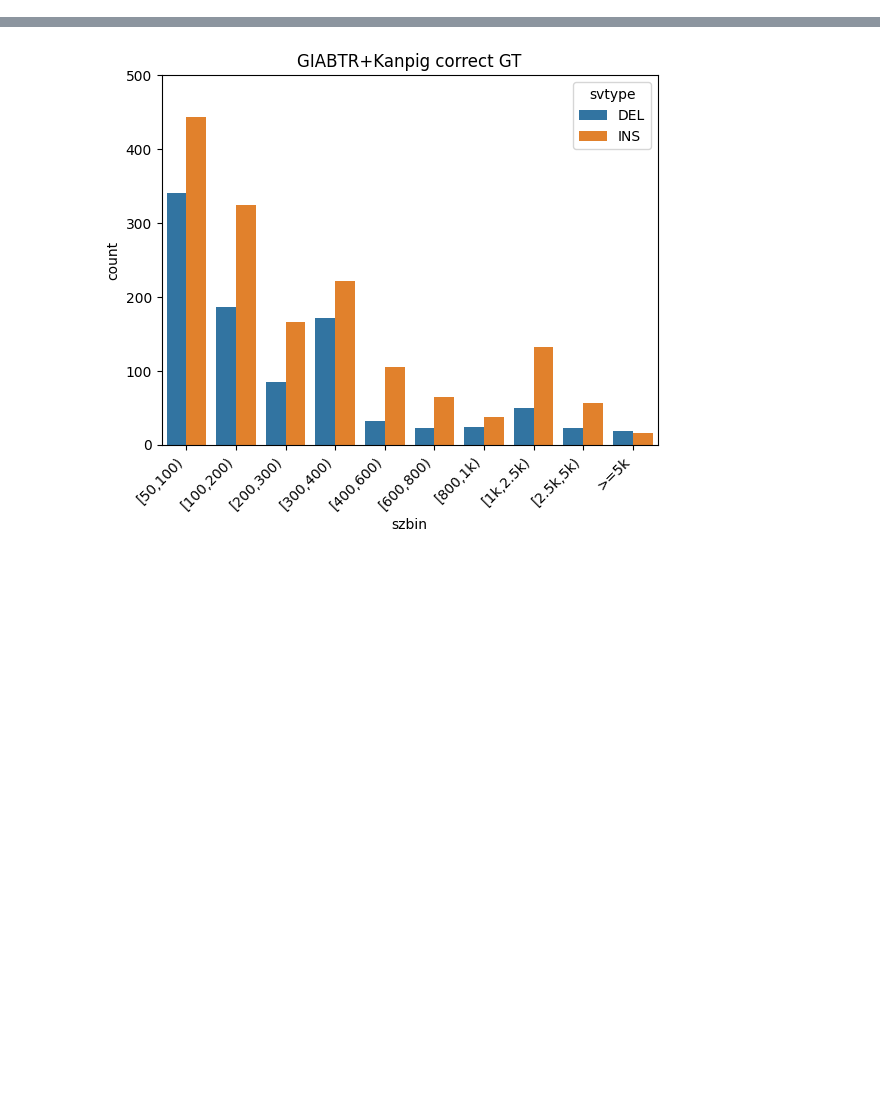
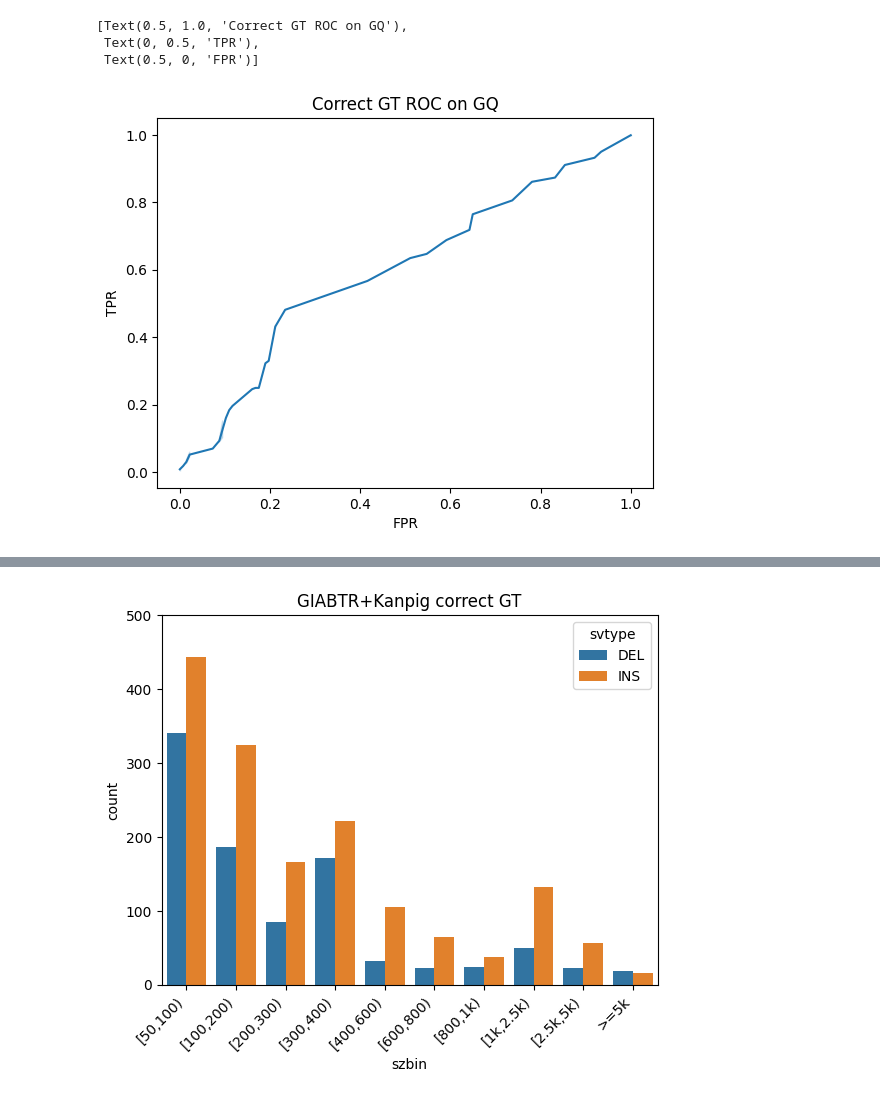
Before and after one commit to ACEnglish/kanpig, a Jupyter notebook: experiments/Analysis.ipynb, the cells around one changed output, grey strips where cells are left out. Saved outputs shown, nothing was run; the diff lists cells and outputs as text; code cells hidden in the pictures; blank space fills up the shorter version.

```diff
--- a/experiments/Analysis.ipynb
+++ b/experiments/Analysis.ipynb
@@ -9,0 +30,10 @@ import truvari
+# %%
+view = data[~data['GTState'].isna()]
+falseposrate_noskill, trueposrate_noskill, _ = roc_curve(view['GTState'].astype(bool), view['GQ'])
+p = sb.lineplot(x=falseposrate_noskill, y=trueposrate_noskill)
+p.set(title="Correct GT ROC on GQ", ylabel="TPR", xlabel="FPR")
+# %% [output]
+[Text(0.5, 1.0, 'Correct GT ROC on GQ'),
+ Text(0, 0.5, 'TPR'),
+ Text(0.5, 0, 'FPR')]
+[figure, added]
```
Also changed, not shown: parts of 8 cells of this notebook, 4 other files.
